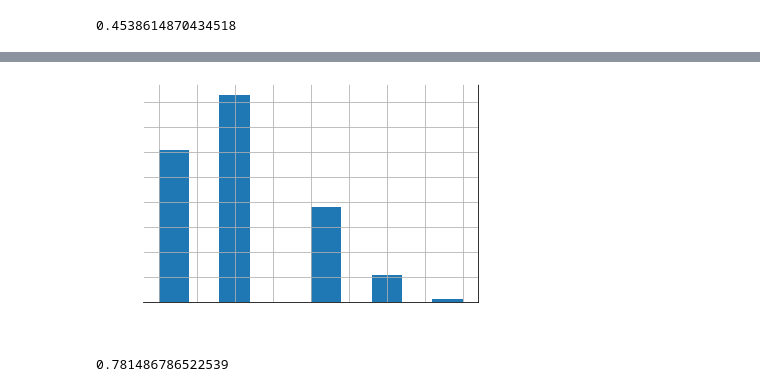
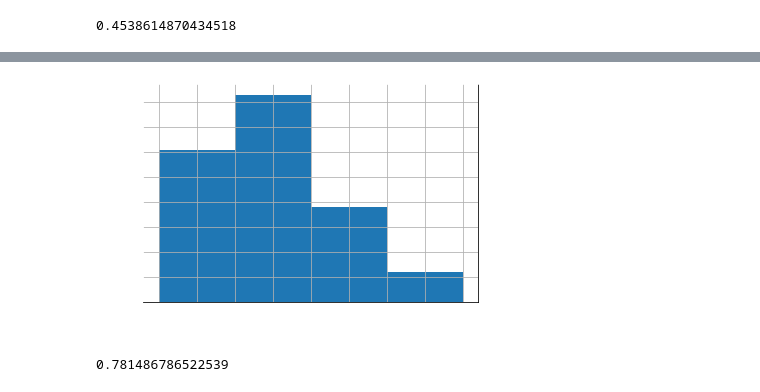
Before and after one commit to weTobias/news-title-article-correlation-model, a Jupyter notebook: code/notebooks/clean-labeled-set.ipynb, the cells around one changed output, grey strips where cells are left out. Saved outputs shown, nothing was run; the diff lists cells and outputs as text; code cells hidden in the pictures.

```diff
--- a/code/notebooks/clean-labeled-set.ipynb
+++ b/code/notebooks/clean-labeled-set.ipynb
@@ -116,18 +160,18 @@ dist_df['dist'] = max_label['label'] - min_label['label']
 # %%
-ax = dist_df.dist.hist()
+ax = dist_df.dist.hist(bins=4)
 plt.xlabel("Correlation distance")
 plt.ylabel("Count")
 ax.xaxis.label.set_color('white')
 ax.yaxis.label.set_color('white')
 ax.patch.set_alpha(0)
 
 ax.tick_params(axis='x', colors='white')
 ax.tick_params(axis='y', colors='white')
 
 ax.spines['left'].set_color('white')
 ax.spines['top'].set_color('white')
 # %% [output]
-[figure, old version]
+[figure, new version]
 # %%
 fig = ax.get_figure()
 fig.savefig('../../images/label_distance_hist.png', transparent=True)
```
Also changed, not shown: parts of 2 cells of this notebook, 19 other files.
